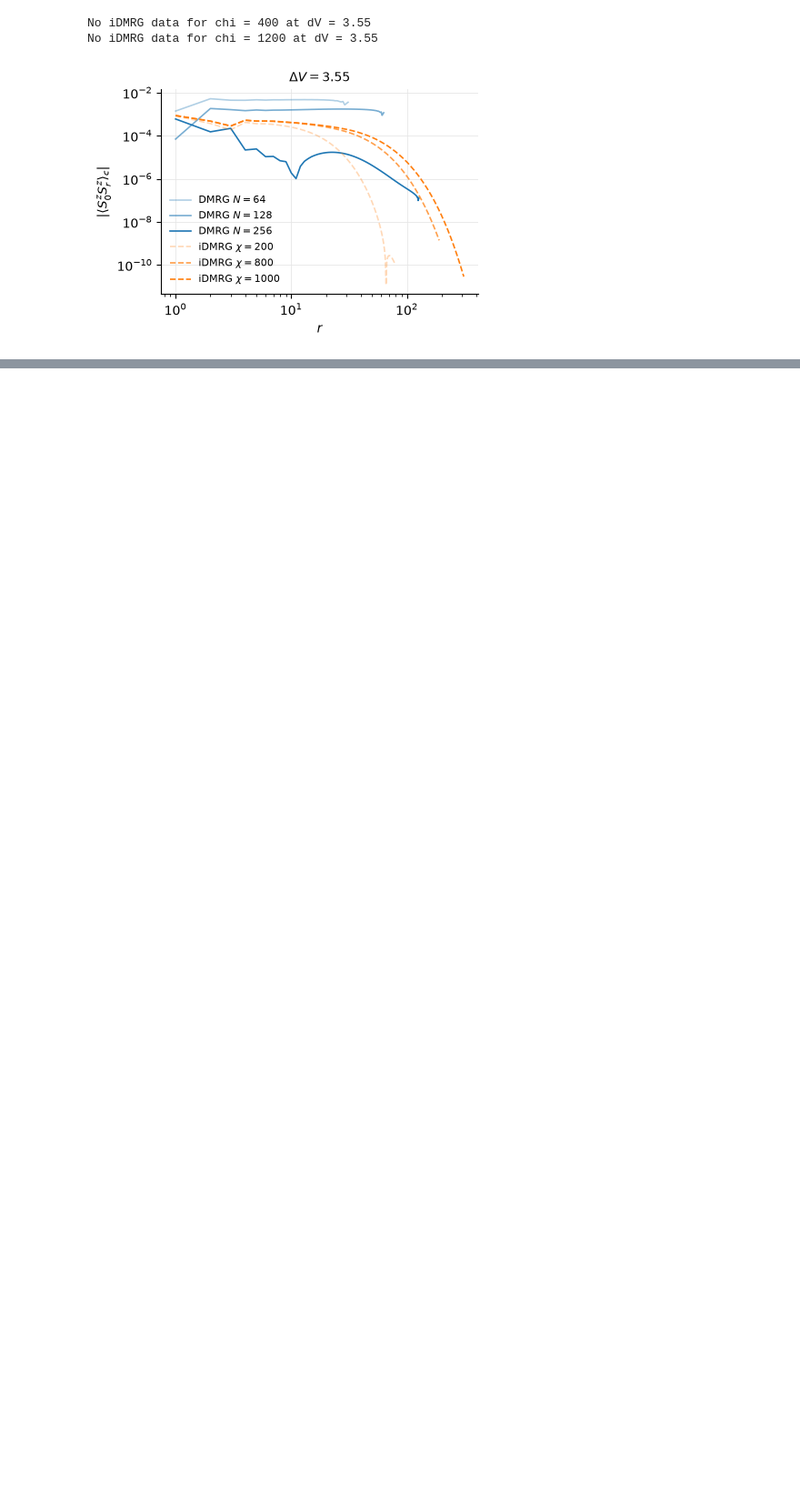
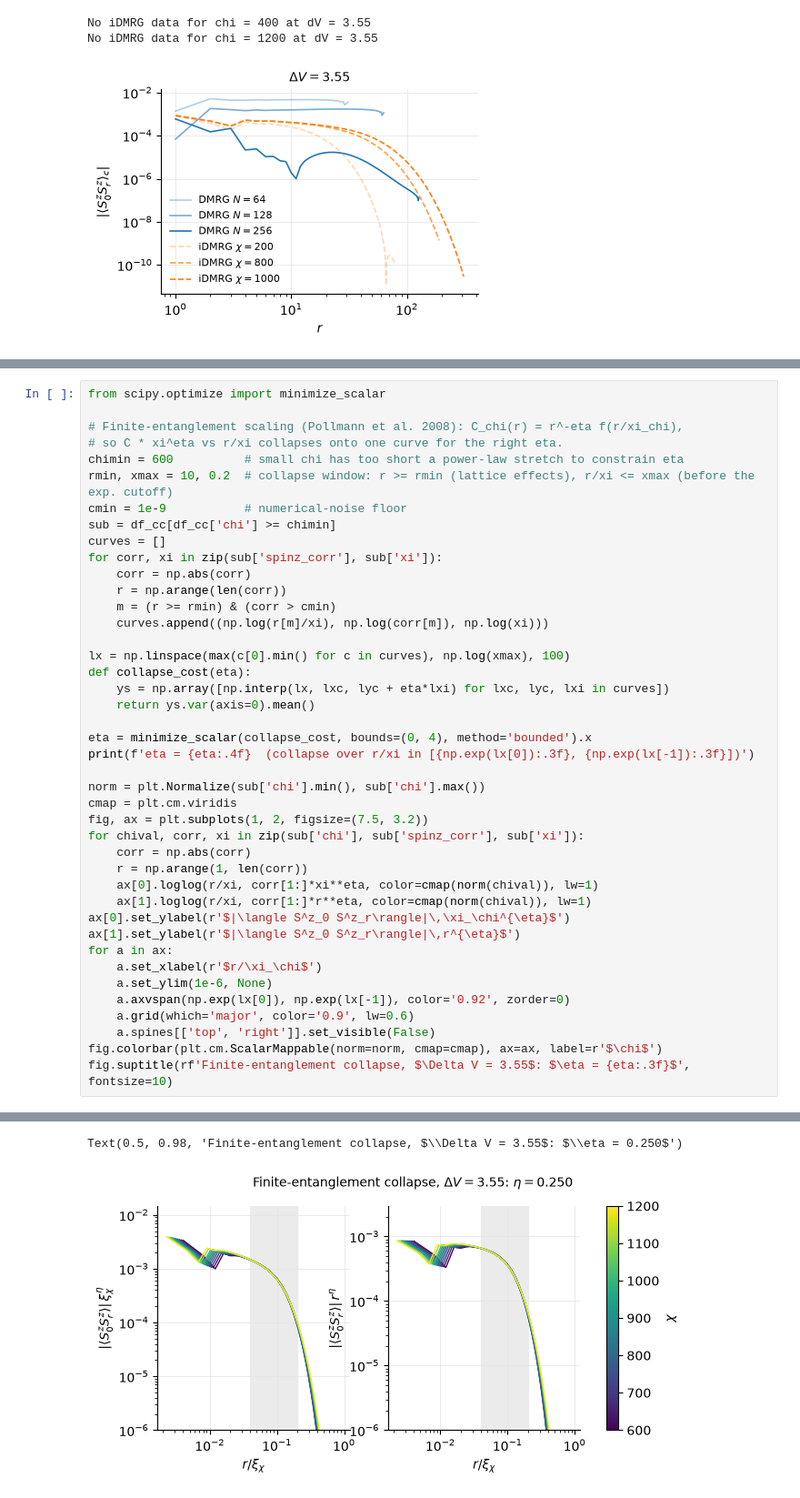
Before and after one commit to aravindhshankar/Spin1LongRangeOrder.jl, a Jupyter notebook: python/notebooks/testSzcorrelatorCrit.ipynb, the cells around one changed output, grey strips where cells are left out. Shown at 91% size. Saved outputs shown, nothing was run; the diff lists cells and outputs as text; blank space fills up the shorter version.

```diff
--- a/python/notebooks/testSzcorrelatorCrit.ipynb
+++ b/python/notebooks/testSzcorrelatorCrit.ipynb
@@ -108,0 +140,43 @@ No iDMRG data for chi = 1200 at dV = 3.55
+# %%
+from scipy.optimize import minimize_scalar
+
+# Finite-entanglement scaling (Pollmann et al. 2008): C_chi(r) = r^-eta f(r/xi_chi),
+# so C * xi^eta vs r/xi collapses onto one curve for the right eta.
+chimin = 600          # small chi has too short a power-law stretch to constrain eta
+rmin, xmax = 10, 0.2  # collapse window: r >= rmin (lattice effects), r/xi <= xmax (before the exp. cutoff)
+cmin = 1e-9           # numerical-noise floor
+sub = df_cc[df_cc['chi'] >= chimin]
+curves = []
+for corr, xi in zip(sub['spinz_corr'], sub['xi']):
+    corr = np.abs(corr)
+    r = np.arange(len(corr))
+    m = (r >= rmin) & (corr > cmin)
+    curves.append((np.log(r[m]/xi), np.log(corr[m]), np.log(xi)))
+
+lx = np.linspace(max(c[0].min() for c in curves), np.log(xmax), 100)
+def collapse_cost(eta):
+    ys = np.array([np.interp(lx, lxc, lyc + eta*lxi) for lxc, lyc, lxi in curves])
+    return ys.var(axis=0).mean()
+
+eta = minimize_scalar(collapse_cost, bounds=(0, 4), method='bounded').x
+print(f'eta = {eta:.4f}  (collapse over r/xi in [{np.exp(lx[0]):.3f}, {np.exp(lx[-1]):.3f}])')
+
+norm = plt.Normalize(sub['chi'].min(), sub['chi'].max())
+cmap = plt.cm.viridis
+fig, ax = plt.subplots(1, 2, figsize=(7.5, 3.2))
+for chival, corr, xi in zip(sub['chi'], sub['spinz_corr'], sub['xi']):
+    corr = np.abs(corr)
+    r = np.arange(1, len(corr))
+    ax[0].loglog(r/xi, corr[1:]*xi**eta, color=cmap(norm(chival)), lw=1)
+    ax[1].loglog(r/xi, corr[1:]*r**eta, color=cmap(norm(chival)), lw=1)
+ax[0].set_ylabel(r'$|\langle S^z_0 S^z_r\rangle|\,\xi_\chi^{\eta}$')
+ax[1].set_ylabel(r'$|\langle S^z_0 S^z_r\rangle|\,r^{\eta}$')
+for a in ax:
+    a.set_xlabel(r'$r/\xi_\chi$')
+    a.set_ylim(1e-6, None)
+    a.axvspan(np.exp(lx[0]), np.exp(lx[-1]), color='0.92', zorder=0)
+    a.grid(which='major', color='0.9', lw=0.6)
+    a.spines[['top', 'right']].set_visible(False)
+fig.colorbar(plt.cm.ScalarMappable(norm=norm, cmap=cmap), ax=ax, label=r'$\chi$')
+fig.suptitle(rf'Finite-entanglement collapse, $\Delta V = 3.55$: $\eta = {eta:.3f}$', fontsize=10)
+# %% [output]
@@ -108,0 +184,2 @@ No iDMRG data for chi = 1200 at dV = 3.55
+Text(0.5, 0.98, 'Finite-entanglement collapse, $\\Delta V = 3.55$: $\\eta = 0.250$')
+[figure, added]
```
Also changed, not shown: parts of 2 cells of this notebook.
